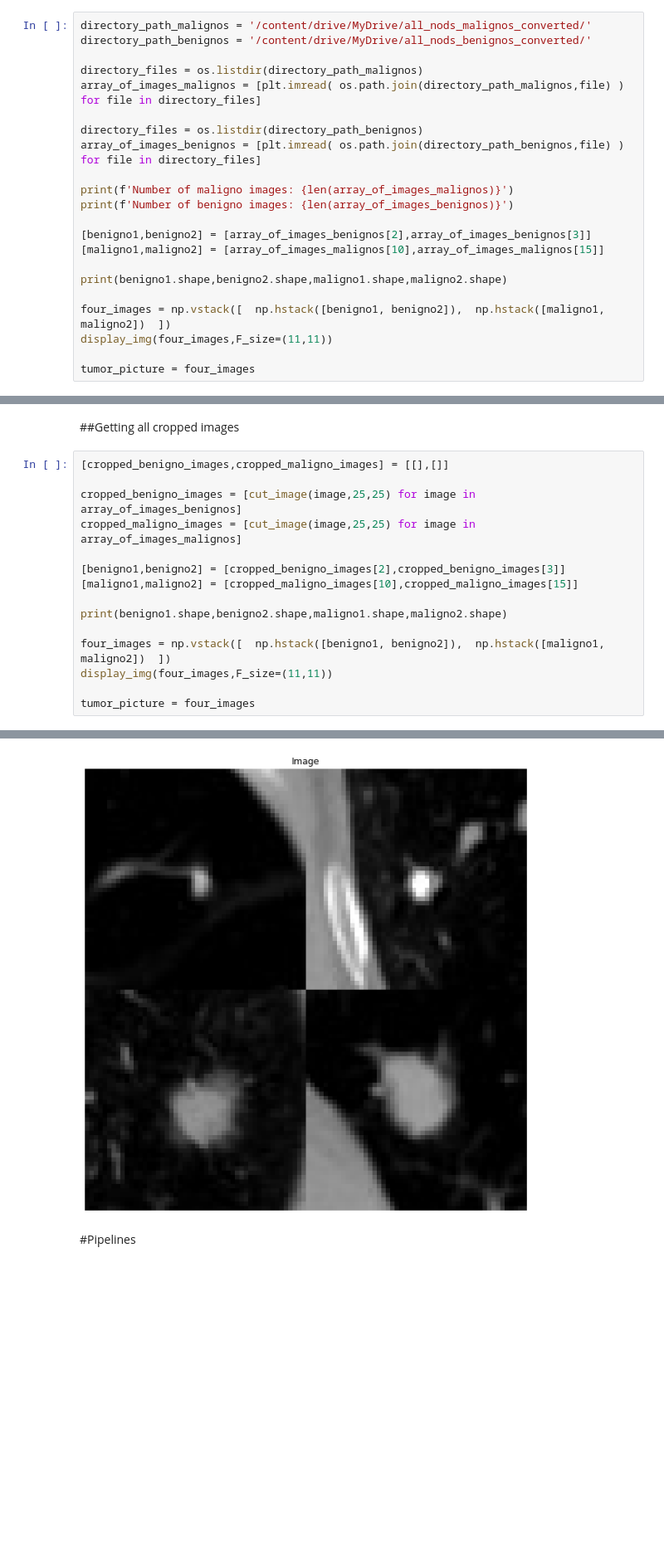
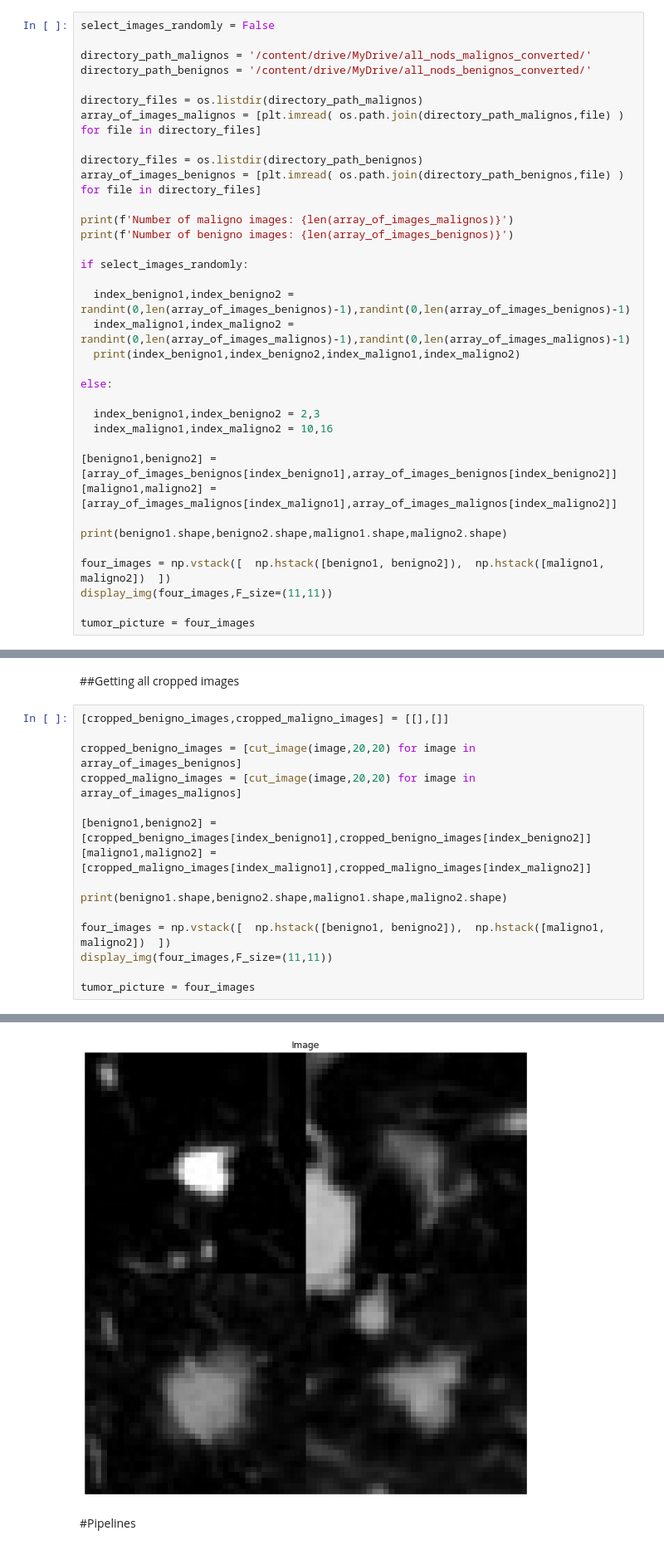
Before and after one commit to HerbertHipolito/Bootcamp-code, a Jupyter notebook: pipelines.ipynb, the cells around one changed output, grey strips where cells are left out. Shown: that part at 83% size. Cells and saved outputs as stored; diff of their text form; blank space fills up the shorter version.

```diff
--- a/pipelines.ipynb
+++ b/pipelines.ipynb
@@ -225,6 +232,8 @@ class pre_processing:
 # %% [markdown]
 #Loading all the maligno nodule images
 # %%
+select_images_randomly = False
+
 directory_path_malignos = '/content/drive/MyDrive/all_nods_malignos_converted/'
 directory_path_benignos = '/content/drive/MyDrive/all_nods_benignos_converted/'
 
@@ -237,8 +246,19 @@ array_of_images_benignos = [plt.imread( os.path.join(directory_path_benignos,fil
 print(f'Number of maligno images: {len(array_of_images_malignos)}')
 print(f'Number of benigno images: {len(array_of_images_benignos)}')
 
-[benigno1,benigno2] = [array_of_images_benignos[2],array_of_images_benignos[3]]
-[maligno1,maligno2] = [array_of_images_malignos[10],array_of_images_malignos[15]]
+if select_images_randomly:
+
+  index_benigno1,index_benigno2 = randint(0,len(array_of_images_benignos)-1),randint(0,len(array_of_images_benignos)-1)
+  index_maligno1,index_maligno2 = randint(0,len(array_of_images_malignos)-1),randint(0,len(array_of_images_malignos)-1)
+  print(index_benigno1,index_benigno2,index_maligno1,index_maligno2)
+
+else:
+
+  index_benigno1,index_benigno2 = 2,3
+  index_maligno1,index_maligno2 = 10,16
+
+[benigno1,benigno2] = [array_of_images_benignos[index_benigno1],array_of_images_benignos[index_benigno2]]
+[maligno1,maligno2] = [array_of_images_malignos[index_maligno1],array_of_images_malignos[index_maligno2]]
 
 print(benigno1.shape,benigno2.shape,maligno1.shape,maligno2.shape)
 
@@ -256,11 +276,11 @@ Number of benigno images: 275
 # %%
 [cropped_benigno_images,cropped_maligno_images] = [[],[]]
 
-cropped_benigno_images = [cut_image(image,25,25) for image in array_of_images_benignos]
-cropped_maligno_images = [cut_image(image,25,25) for image in array_of_images_malignos]
+cropped_benigno_images = [cut_image(image,20,20) for image in array_of_images_benignos]
+cropped_maligno_images = [cut_image(image,20,20) for image in array_of_images_malignos]
 
-[benigno1,benigno2] = [cropped_benigno_images[2],cropped_benigno_images[3]]
-[maligno1,maligno2] = [cropped_maligno_images[10],cropped_maligno_images[15]]
+[benigno1,benigno2] = [cropped_benigno_images[index_benigno1],cropped_benigno_images[index_benigno2]]
+[maligno1,maligno2] = [cropped_maligno_images[index_maligno1],cropped_maligno_images[index_maligno2]]
 
 print(benigno1.shape,benigno2.shape,maligno1.shape,maligno2.shape)
 
@@ -273,4 +293,4 @@ tumor_picture = four_images
-[figure, old version]
+[figure, new version]
 # %% [markdown]
 #Pipelines
 # %% [markdown]
```
Also changed, not shown: parts of 15 cells of this notebook.
